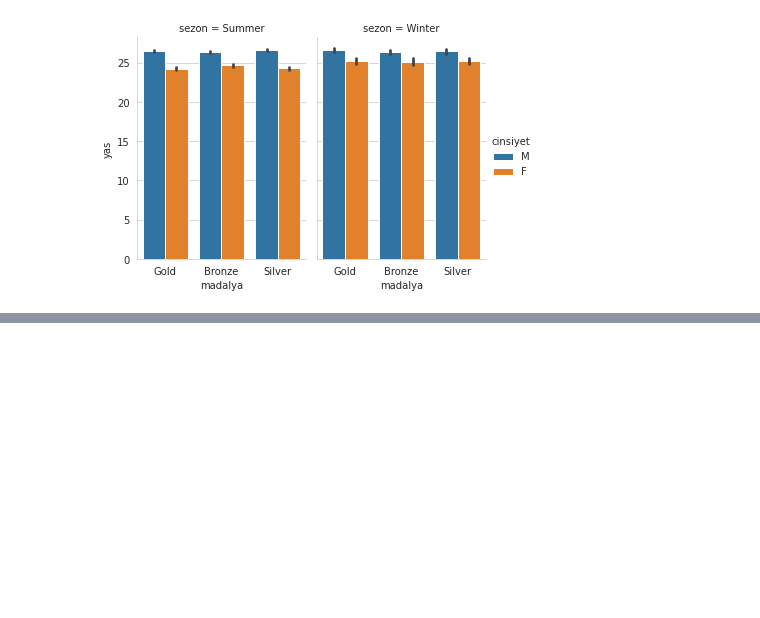
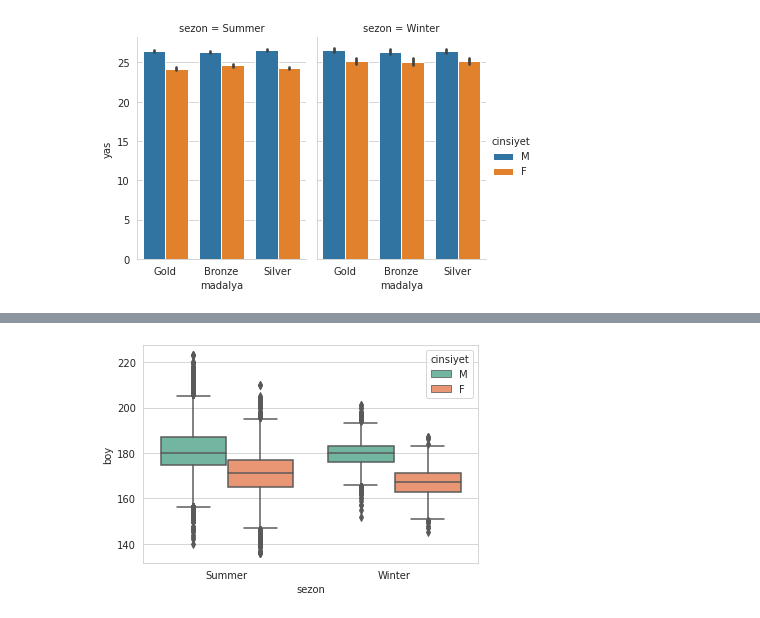
Before and after one commit to mertdot/athlete-events-1896-2016-data-discovery-with-seaborn, a Jupyter notebook: python-ile-veri-gorsellestirme-5-2-120-yillik-olimpiyat-tarihi-veri-seti.ipynb, the cells around one changed output, grey strips where cells are left out. Saved outputs shown, nothing was run; the diff lists cells and outputs as text; code cells hidden in the pictures; blank space fills up the shorter version.

```diff
--- a/python-ile-veri-gorsellestirme-5-2-120-yillik-olimpiyat-tarihi-veri-seti.ipynb
+++ b/python-ile-veri-gorsellestirme-5-2-120-yillik-olimpiyat-tarihi-veri-seti.ipynb
@@ -338,0 +346,5 @@ plt.show()
+# %%
+sns.boxplot(x="sezon",y="boy",data=veri,hue="cinsiyet",palette="Set2")
+plt.show()
+# %% [output]
+[figure, added]
```
Also changed, not shown: parts of 4 cells of this notebook.
